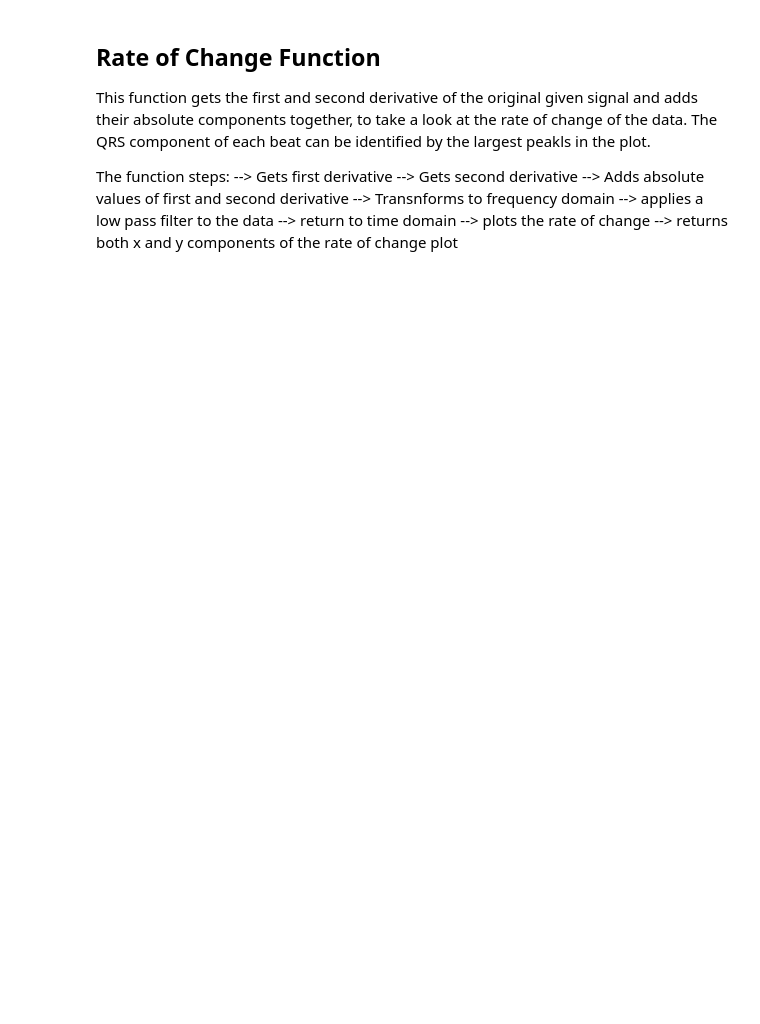
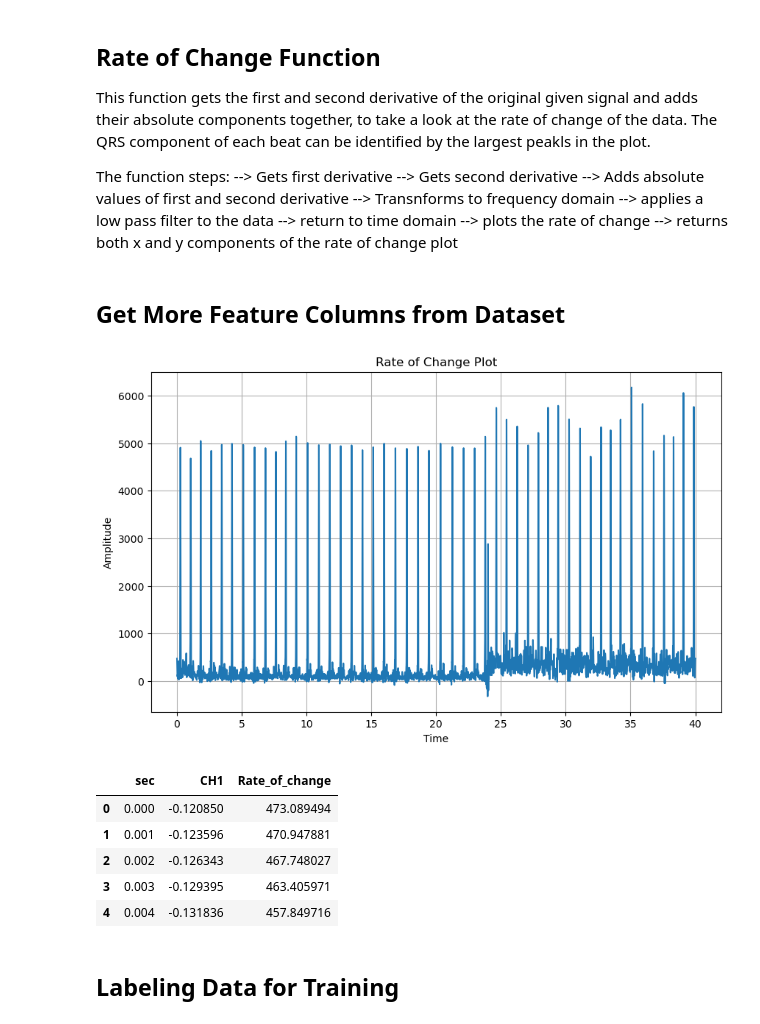
Before and after one commit to Joas329/QRS-Complex-Dection-Algoirthm, a Jupyter notebook: main.ipynb, the cells around one changed output. Cells and saved outputs as stored; diff of their text form; code cells hidden in the pictures; blank space fills up the shorter version.

Commit message:
main: added ROC feature to the dataset

```diff
--- a/main.ipynb
+++ b/main.ipynb
@@ -96,0 +34,9 @@ plt.show()
+# %%
+# Removing unnecessary columns
+df = df.drop('Unnamed: 3', axis=1) # Unnecessary
+df = df.drop('CH40', axis=1)
+
+# Only use the first 40,000 entries
+df_subset = df.iloc[:40000]
+
+df.head()
@@ -151,3 +104,31 @@ def rate_of_change(signal_x, signal_y):
     plt.show()
 
     return signal_x, np.real(ifft_result)
+# %% [markdown]
+## Get More Feature Columns from Dataset
+# %%
+# Get the time column
+time = df.iloc[:, 0]
+
+# Get the Channel data
+data = df.iloc[:, 1]
+
+[x_data, y_data] = rate_of_change(time[:40000], data[:40000])
+
+# Create a DataFrame for the rate of change
+rate_of_change_df = pd.DataFrame({'Rate_of_change': y_data})
+
+# Concatenate the rate of change DataFrame with the original dataset
+df = pd.concat([df, rate_of_change_df], axis=1)
+
+df.head()
+# %% [output]
+[figure, added]
+|  | sec | CH1 | Rate_of_change |
+| 0 | 0.000 | -0.120850 | 473.089494 |
+| 1 | 0.001 | -0.123596 | 470.947881 |
+| 2 | 0.002 | -0.126343 | 467.748027 |
+| 3 | 0.003 | -0.129395 | 463.405971 |
+| 4 | 0.004 | -0.131836 | 457.849716 |
+# %% [markdown]
+## Labeling Data for Training
```
Also changed, not shown: parts of 8 cells of this notebook.
